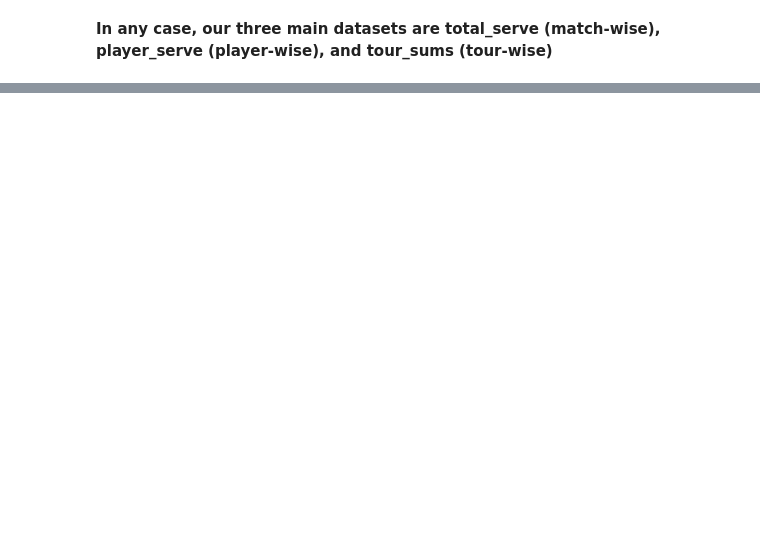
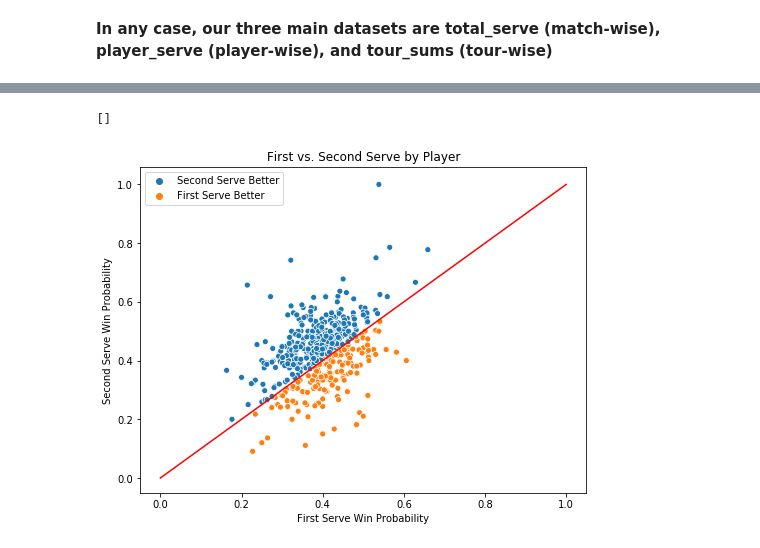
Before and after one commit to jbm4/TennisPlayerAnalysis, a Jupyter notebook: matchchartingstats.ipynb, the cells around one changed output, grey strips where cells are left out. Cells and saved outputs as stored; diff of their text form; code cells hidden in the pictures; blank space fills up the shorter version.

Commit message:
new charts for slides

```diff
--- a/matchchartingstats.ipynb
+++ b/matchchartingstats.ipynb
@@ -549,3 +550,20 @@ get_95_ci(zverev["first_make_win"], zverev["second_make_win"])
 # %% [output]
 (0.011508830469927123, 0.10457051578645238)
 [interactive output not drawn]
+# %%
+player_sums['BetterServe']='Second Serve Better'
+player_sums.loc[player_sums['make_win_diff']<0, 'BetterServe']='First Serve Better'
+
+plt.figure(figsize=(8, 6))
+scatter = sns.scatterplot(x="first_make_win", y="second_make_win", hue='BetterServe', data=player_sums)
+scatter.plot([0, 1], [0, 1], color="r")
+plt.title("First vs. Second Serve by Player")
+plt.xlabel("First Serve Win Probability")
+plt.ylabel("Second Serve Win Probability")
+handles, labels = scatter.get_legend_handles_labels()
+scatter.legend(handles=handles[1:], labels=labels[1:])
+
+plt.plot()
+# %% [output]
+[]
+[figure, added]
```
Also changed, not shown: parts of 5 cells of this notebook, 1 other file.
